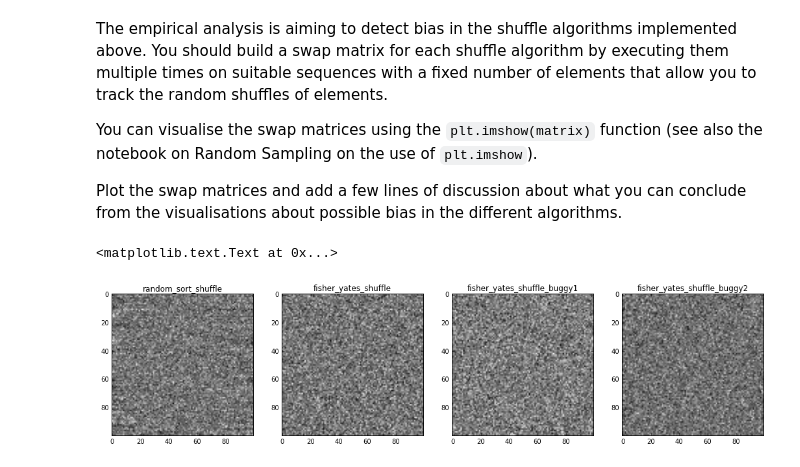
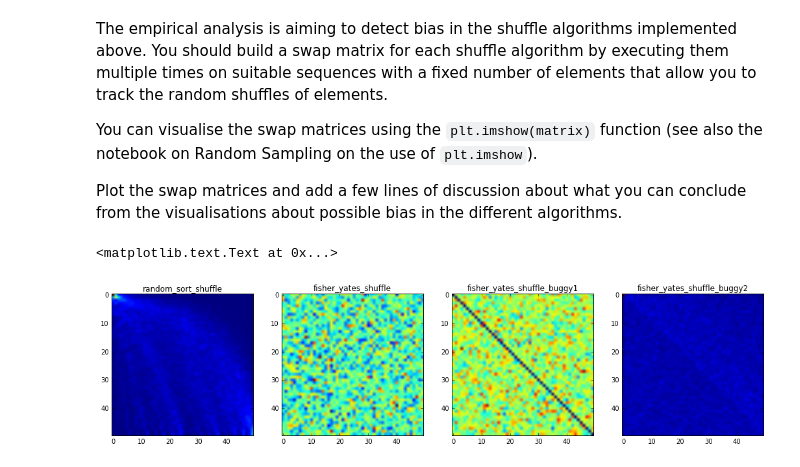
Before and after one commit to JimmyLzy/AlgorithmsCoursework2_53-, a Jupyter notebook: CW2-2 Shuffling.ipynb, the cells around one changed output. Cells and saved outputs as stored; diff of their text form; code cells hidden in the pictures.

```diff
--- a/CW2-2 Shuffling.ipynb
+++ b/CW2-2 Shuffling.ipynb
@@ -50,7 +50,7 @@ The `fisher_yates_shuffle` function should implement one of the two versions of
 def fisher_yates_shuffle(a):
     length = len(a)
     n = length - 1
-    for i in range(n,1,-1):
+    for i in range(n,0,-1):
         j = random.randint(0, i)
         a[i], a[j] = a[j], a[i]
     return a
@@ -62,7 +62,7 @@ Check out the lecture slides for two common bugs that are found in Fisher-Yates
 def fisher_yates_shuffle_buggy1(a):
     length = len(a)
     n = length - 1
-    for i in range(n,1,-1):
+    for i in range(n,0,-1):
         j = random.randint(0, i - 1)
         a[i], a[j] = a[j], a[i]
     return a
@@ -70,7 +70,7 @@ def fisher_yates_shuffle_buggy1(a):
 def fisher_yates_shuffle_buggy2(a):
     length = len(a)
     n = length - 1
-    for i in range(n,1,-1):
+    for i in range(n,0,-1):
         j = random.randint(0, n)
         a[i], a[j] = a[j], a[i]
     return a
@@ -85,33 +85,39 @@ Plot the swap matrices and add a few lines of discussion about what you can conc
 # %%
 def build_swap_matrix(a, shuffle_func, times):
 
     length = len(a)
     swap_matrix = np.zeros((length, length))
     prev = list(a)
 
     for i in range(times):
         a = shuffle_func(a)
         for j in range(length):
             elem = prev[j]
             for k in range(length):
                 if(elem == a[k]):
                     swap_matrix[j, k] += 1
                     continue
-    prev = a
+        prev = list(a)
     return swap_matrix
 
-
-a = random.sample(range(100), 100)
+a = random.sample(range(50), 50)
 fig, axs = plt.subplots(1, 4, figsize=(18,5))
 
-axs[0].imshow(build_swap_matrix(a, random_sort_shuffle, 1000), cmap = cm.Greys_r)
+random_sort_swap_matrix = build_swap_matrix(a, random_sort_shuffle, 1000)
+axs[0].imshow(random_sort_swap_matrix)
 axs[0].set_title('random_sort_shuffle')
-axs[1].imshow(build_swap_matrix(a, fisher_yates_shuffle, 1000), cmap = cm.Greys_r)
+
+fisher_yates_shuffle_swap_matrix = build_swap_matrix(a, fisher_yates_shuffle, 1000)
+axs[1].imshow(fisher_yates_shuffle_swap_matrix)
 axs[1].set_title('fisher_yates_shuffle')
-axs[2].imshow(build_swap_matrix(a, fisher_yates_shuffle_buggy1, 1000), cmap = cm.Greys_r)
+
+fisher_yates_shuffle_buggy1_swap_matrix = build_swap_matrix(a, fisher_yates_shuffle_buggy1, 1000)
+axs[2].imshow(fisher_yates_shuffle_buggy1_swap_matrix)
 axs[2].set_title('fisher_yates_shuffle_buggy1')
-axs[3].imshow(build_swap_matrix(a, fisher_yates_shuffle_buggy2, 1000), cmap = cm.Greys_r)
+
+fisher_yates_shuffle_buggy2_swap_matrix = build_swap_matrix(a, fisher_yates_shuffle_buggy2, 1000)
+axs[3].imshow(fisher_yates_shuffle_buggy2_swap_matrix)
 axs[3].set_title('fisher_yates_shuffle_buggy2')
 # %% [output]
 <matplotlib.text.Text at 0x...>
-[figure, old version]
+[figure, new version]
```
Also changed, not shown: parts of 5 cells of this notebook, 1 other file.
